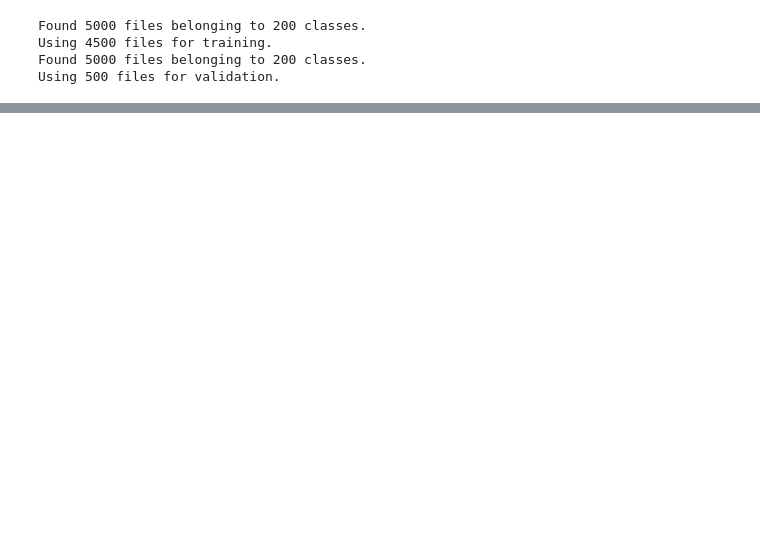
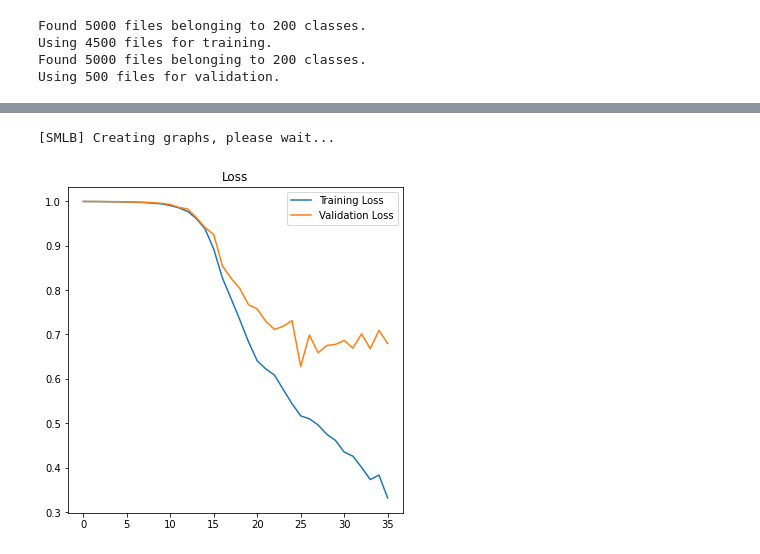
Before and after one commit to Laikokwui/G6-face-recognition-attendance-system, a Jupyter notebook: Code/assignment2.ipynb, the cells around one changed output, grey strips where cells are left out. Saved outputs shown, nothing was run; the diff lists cells and outputs as text; code cells hidden in the pictures; blank space fills up the shorter version.

```diff
--- a/Code/assignment2.ipynb
+++ b/Code/assignment2.ipynb
@@ -1089,4 +1150,9 @@ Epoch 32/100
 [SMLB] ======== TRAINING DONE ========
+# %%
+smlb.plot(36)
+# %% [output]
+[SMLB] Creating graphs, please wait...
+[figure, added]
 # %%
 test_model(smlb)
 # %% [output]
```
Also changed, not shown: parts of 32 cells of this notebook.
